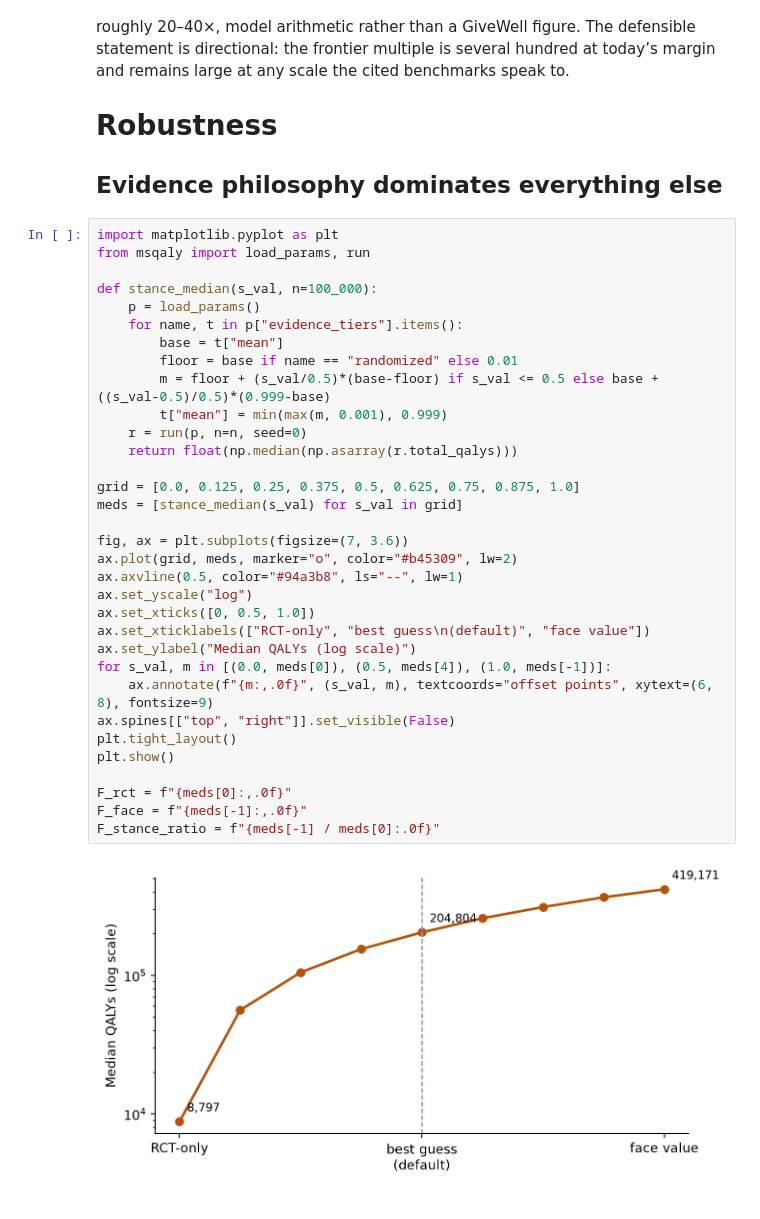
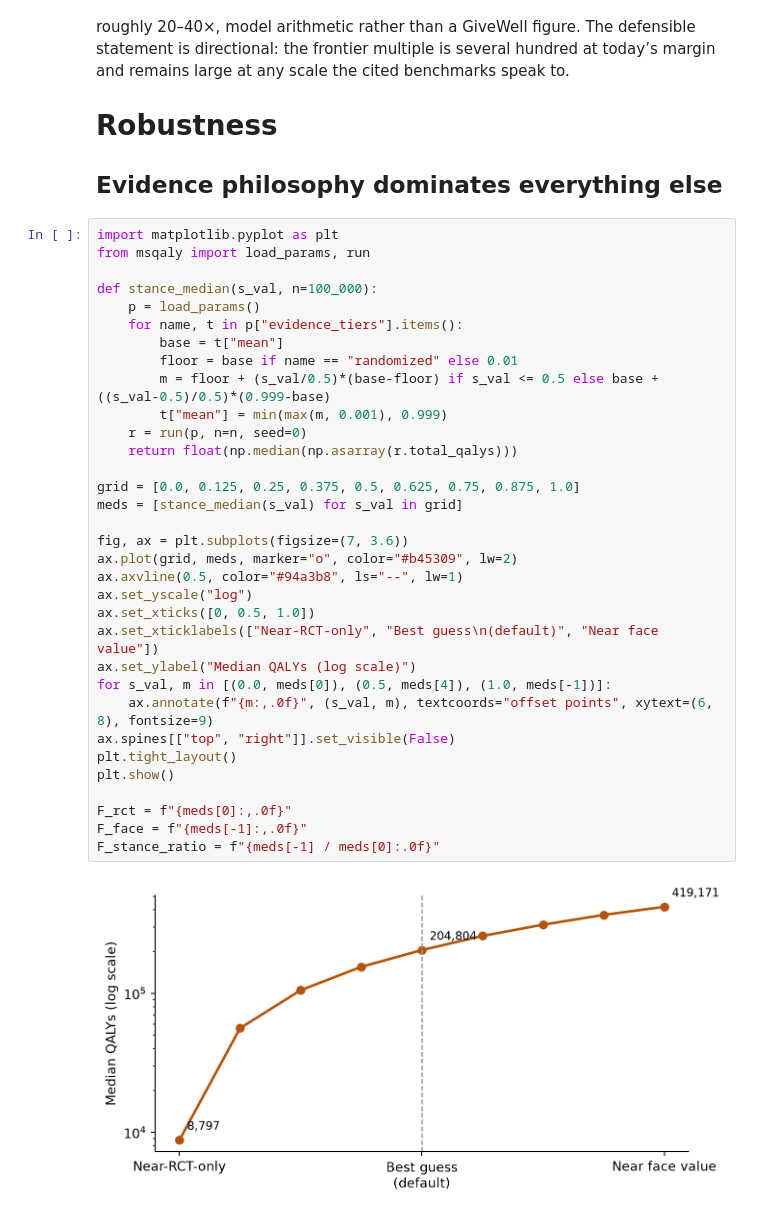
Before and after one commit to MaxGhenis/mackenzie-scott-qaly, a Jupyter notebook: docs/index.embed.ipynb, the cells around one changed output. Cells and saved outputs as stored; diff of their text form.

```diff
--- a/docs/index.embed.ipynb
+++ b/docs/index.embed.ipynb
@@ -237,35 +239,35 @@ from msqaly import load_params, run
 
 def stance_median(s_val, n=100_000):
     p = load_params()
     for name, t in p["evidence_tiers"].items():
         base = t["mean"]
         floor = base if name == "randomized" else 0.01
         m = floor + (s_val/0.5)*(base-floor) if s_val <= 0.5 else base + ((s_val-0.5)/0.5)*(0.999-base)
         t["mean"] = min(max(m, 0.001), 0.999)
     r = run(p, n=n, seed=0)
     return float(np.median(np.asarray(r.total_qalys)))
 
 grid = [0.0, 0.125, 0.25, 0.375, 0.5, 0.625, 0.75, 0.875, 1.0]
 meds = [stance_median(s_val) for s_val in grid]
 
 fig, ax = plt.subplots(figsize=(7, 3.6))
 ax.plot(grid, meds, marker="o", color="#b45309", lw=2)
 ax.axvline(0.5, color="#94a3b8", ls="--", lw=1)
 ax.set_yscale("log")
 ax.set_xticks([0, 0.5, 1.0])
-ax.set_xticklabels(["RCT-only", "best guess\n(default)", "face value"])
+ax.set_xticklabels(["Near-RCT-only", "Best guess\n(default)", "Near face value"])
 ax.set_ylabel("Median QALYs (log scale)")
 for s_val, m in [(0.0, meds[0]), (0.5, meds[4]), (1.0, meds[-1])]:
     ax.annotate(f"{m:,.0f}", (s_val, m), textcoords="offset points", xytext=(6, 8), fontsize=9)
 ax.spines[["top", "right"]].set_visible(False)
 plt.tight_layout()
 plt.show()
 
 F_rct = f"{meds[0]:,.0f}"
 F_face = f"{meds[-1]:,.0f}"
 F_stance_ratio = f"{meds[-1] / meds[0]:.0f}"
 # %% [output]
-[figure, old version]
+[figure, new version]
 # %% [markdown]
 The dominant sensitivity is not a parameter but a philosophy. At the near-RCT-only floor — non-randomized tiers shrunk to a credibility mean of 0.01, the randomized tier kept at its drafted mean — the median collapses to 8,797 QALYs, dominated by the randomized-tier mental-health bucket; at near face value (all tier means 0.999) it rises to 419,171 (@fig-stance). That 48-fold range exceeds the spread from any single distributional parameter — though structural choices can move the headline more: with no geographic repricing at all, every health dollar at U.S. anchors, the median is roughly 70,000 (the pre-correction model in the §5.3 table), so the routing assumption alone spans ~3× — and the gap between the face-value and best-guess estimates is a direct reading of how much of the estimated impact rests on evidence below randomized or strong quasi-experimental identification standards. The Spearman tornado (@fig-tornado) tells the same story within the default stance: the top three drivers are the global-health allocation share, the realization factor, and global-health credibility.
 
```
Also changed, not shown: parts of 2 cells of this notebook, 26 other files.
